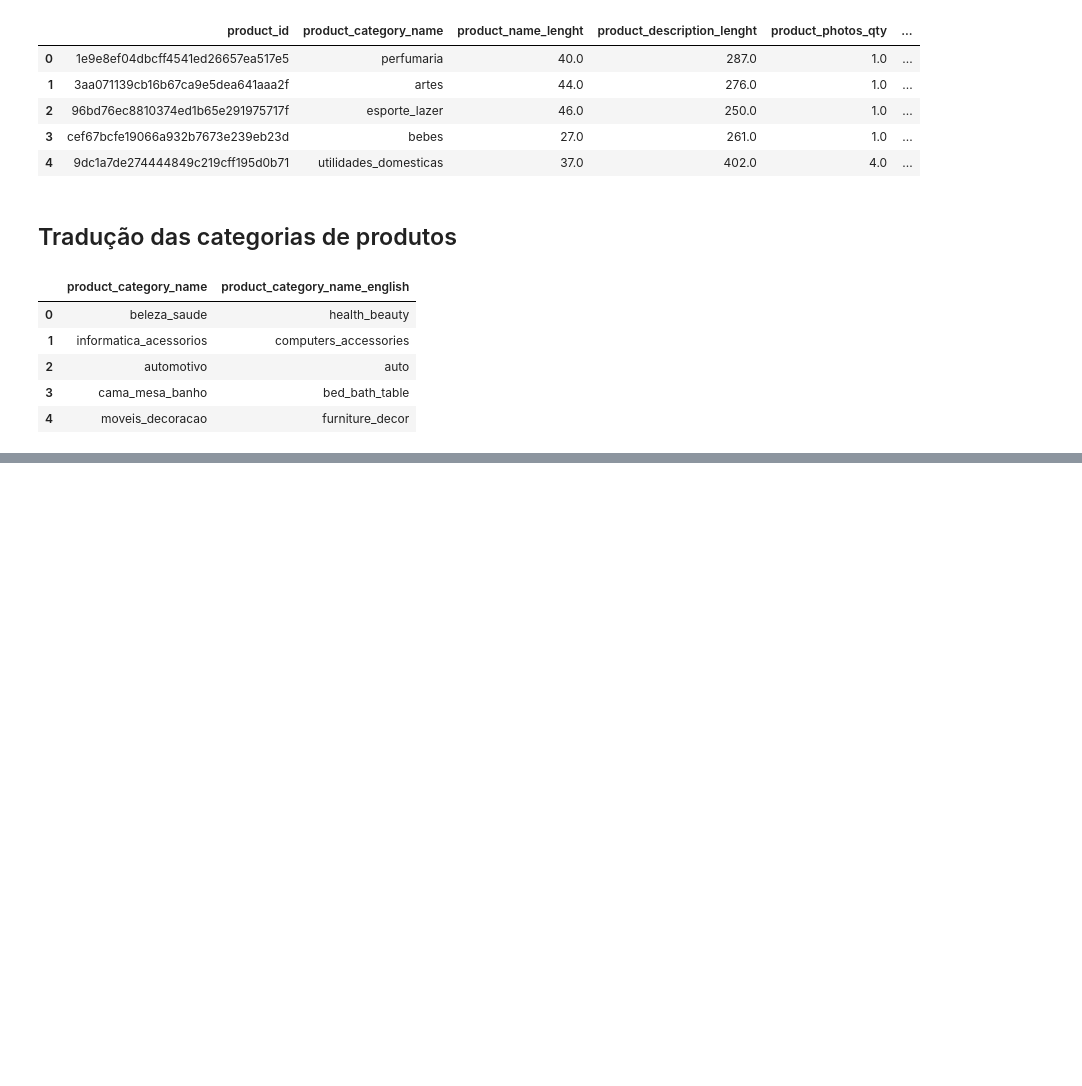
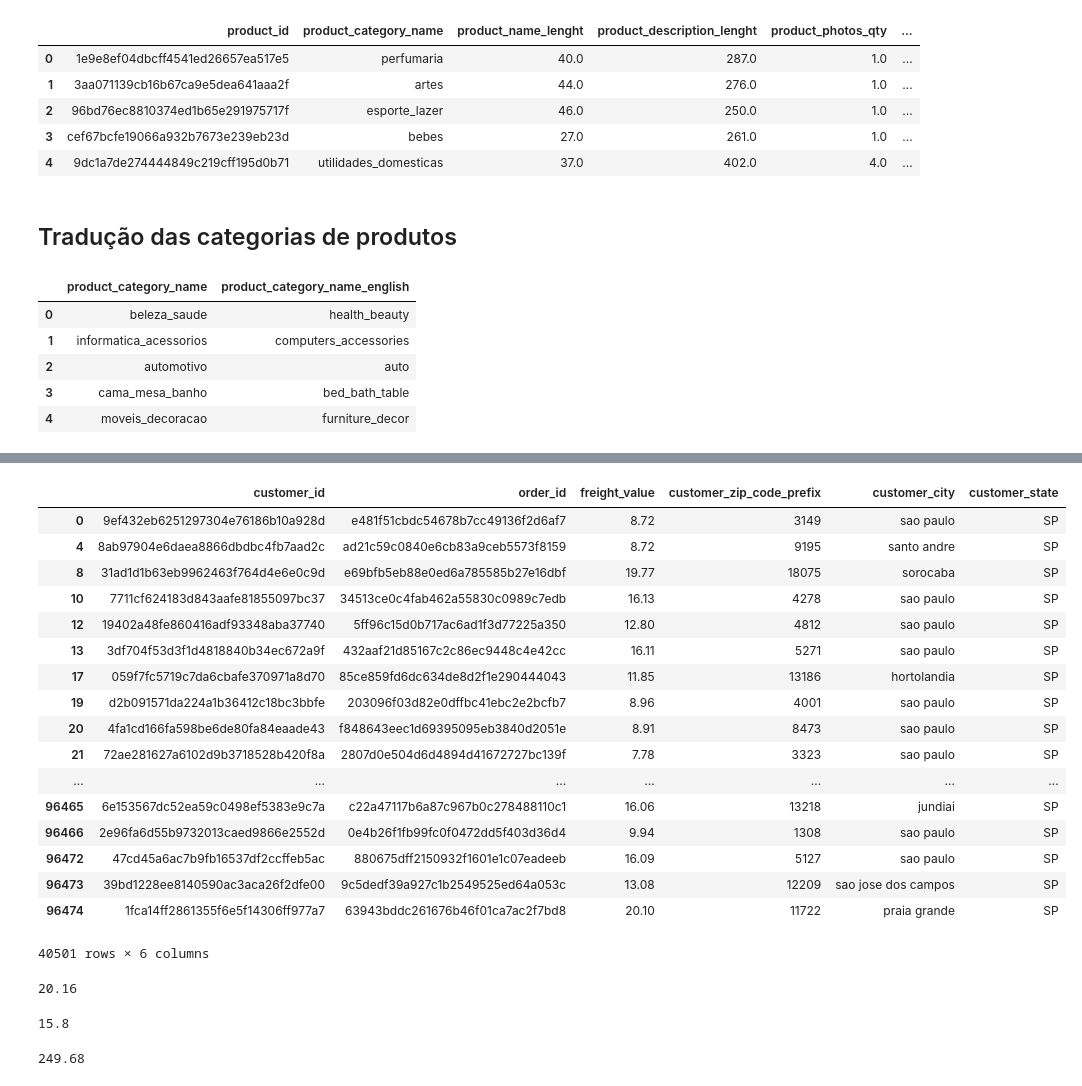
Before and after one commit to l-jhon/work-at-olist-data, a Jupyter notebook: analysis/Análise de sobre o valor frete praticado em diferentes cidades.ipynb, the cells around one changed output, grey strips where cells are left out. Saved outputs shown, nothing was run; the diff lists cells and outputs as text; code cells hidden in the pictures; blank space fills up the shorter version.

```diff
--- a/analysis/Análise de sobre o valor frete praticado em diferentes cidades.ipynb
+++ b/analysis/Análise de sobre o valor frete praticado em diferentes cidades.ipynb
@@ -136,12 +136,12 @@ df_product_category_name_translation.head()
 # %%
 df_orders_freight_value = pd.DataFrame(columns=['customer_id', 'order_id', 'freight_value', 'customer_zip_code_prefix', 'customer_city', 'customer_state'])
 # %%
-for customer_id in df_customers['customer_id']:
+for customer_id in df_orders[df_orders['order_status'] == 'delivered']['customer_id']:
     order_id = df_orders[df_orders['customer_id'] == customer_id]['order_id'].unique()[0]
-    freight_value = df_order_items[df_order_items['order_id'] == order_id]['freight_value'].value()[0]
-    customer_zip_code_prefix = df_customers[df_customers['customer_id'] == customer_id]['customer_zip_code_prefix'].value()[0]
-    customer_city = df_customers[df_customers['customer_id'] == customer_id]['customer_city'].value()[0]
-    customer_state = df_customers[df_customers['customer_id'] == customer_id]['customer_state'].value()[0]
+    freight_value = df_order_items[(df_order_items['order_id'] == order_id) & (df_order_items['order_item_id'] == 1)]['freight_value'].values[0]
+    customer_zip_code_prefix = df_customers[df_customers['customer_id'] == customer_id]['customer_zip_code_prefix'].values[0]
+    customer_city = df_customers[df_customers['customer_id'] == customer_id]['customer_city'].values[0]
+    customer_state = df_customers[df_customers['customer_id'] == customer_id]['customer_state'].values[0]
 
     df_orders_freight_value =  df_orders_freight_value.append({'customer_id':customer_id,
                                                                'order_id':order_id,
@@ -172,0 +152,21 @@ df_orders_freight_value
+# %%
+df_orders_freight_value[df_orders_freight_value['customer_state']=='SP']
+# %% [output]
+|  | customer_id | order_id | freight_value | customer_zip_code_prefix | customer_city | customer_state |
+| 0 | 9ef432eb6251297304e76186b10a928d | e481f51cbdc54678b7cc49136f2d6af7 | 8.72 | 3149 | sao paulo | SP |
+| 4 | 8ab97904e6daea8866dbdbc4fb7aad2c | ad21c59c0840e6cb83a9ceb5573f8159 | 8.72 | 9195 | santo andre | SP |
+| 8 | 31ad1d1b63eb9962463f764d4e6e0c9d | e69bfb5eb88e0ed6a785585b27e16dbf | 19.77 | 18075 | sorocaba | SP |
+| 10 | 7711cf624183d843aafe81855097bc37 | 34513ce0c4fab462a55830c0989c7edb | 16.13 | 4278 | sao paulo | SP |
+| 12 | 19402a48fe860416adf93348aba37740 | 5ff96c15d0b717ac6ad1f3d77225a350 | 12.80 | 4812 | sao paulo | SP |
+| 13 | 3df704f53d3f1d4818840b34ec672a9f | 432aaf21d85167c2c86ec9448c4e42cc | 16.11 | 5271 | sao paulo | SP |
+| 17 | 059f7fc5719c7da6cbafe370971a8d70 | 85ce859fd6dc634de8d2f1e290444043 | 11.85 | 13186 | hortolandia | SP |
+| 19 | d2b091571da224a1b36412c18bc3bbfe | 203096f03d82e0dffbc41ebc2e2bcfb7 | 8.96 | 4001 | sao paulo | SP |
+| 20 | 4fa1cd166fa598be6de80fa84eaade43 | f848643eec1d69395095eb3840d2051e | 8.91 | 8473 | sao paulo | SP |
+| 21 | 72ae281627a6102d9b3718528b420f8a | 2807d0e504d6d4894d41672727bc139f | 7.78 | 3323 | sao paulo | SP |
+| ... | ... | ... | ... | ... | ... | ... |
+| 96465 | 6e153567dc52ea59c0498ef5383e9c7a | c22a47117b6a87c967b0c278488110c1 | 16.06 | 13218 | jundiai | SP |
+| 96466 | 2e96fa6d55b9732013caed9866e2552d | 0e4b26f1fb99fc0f0472dd5f403d36d4 | 9.94 | 1308 | sao paulo | SP |
+| 96472 | 47cd45a6ac7b9fb16537df2ccffeb5ac | 880675dff2150932f1601e1c07eadeeb | 16.09 | 5127 | sao paulo | SP |
+| 96473 | 39bd1228ee8140590ac3aca26f2dfe00 | 9c5dedf39a927c1b2549525ed64a053c | 13.08 | 12209 | sao jose dos campos | SP |
+| 96474 | 1fca14ff2861355f6e5f14306ff977a7 | 63943bddc261676b46f01ca7ac2f7bd8 | 20.10 | 11722 | praia grande | SP |
+40501 rows × 6 columns
@@ -172,0 +175,12 @@ df_orders_freight_value
+# %%
+round(df_orders_freight_value['freight_value'].mean(),2)
+# %% [output]
+20.16
+# %%
+round(df_orders_freight_value['freight_value'].std(),2)
+# %% [output]
+15.8
+# %%
+round(df_orders_freight_value['freight_value'].var(),2)
+# %% [output]
+249.68
```
Also changed, not shown: parts of 3 cells of this notebook, 2 other files.
